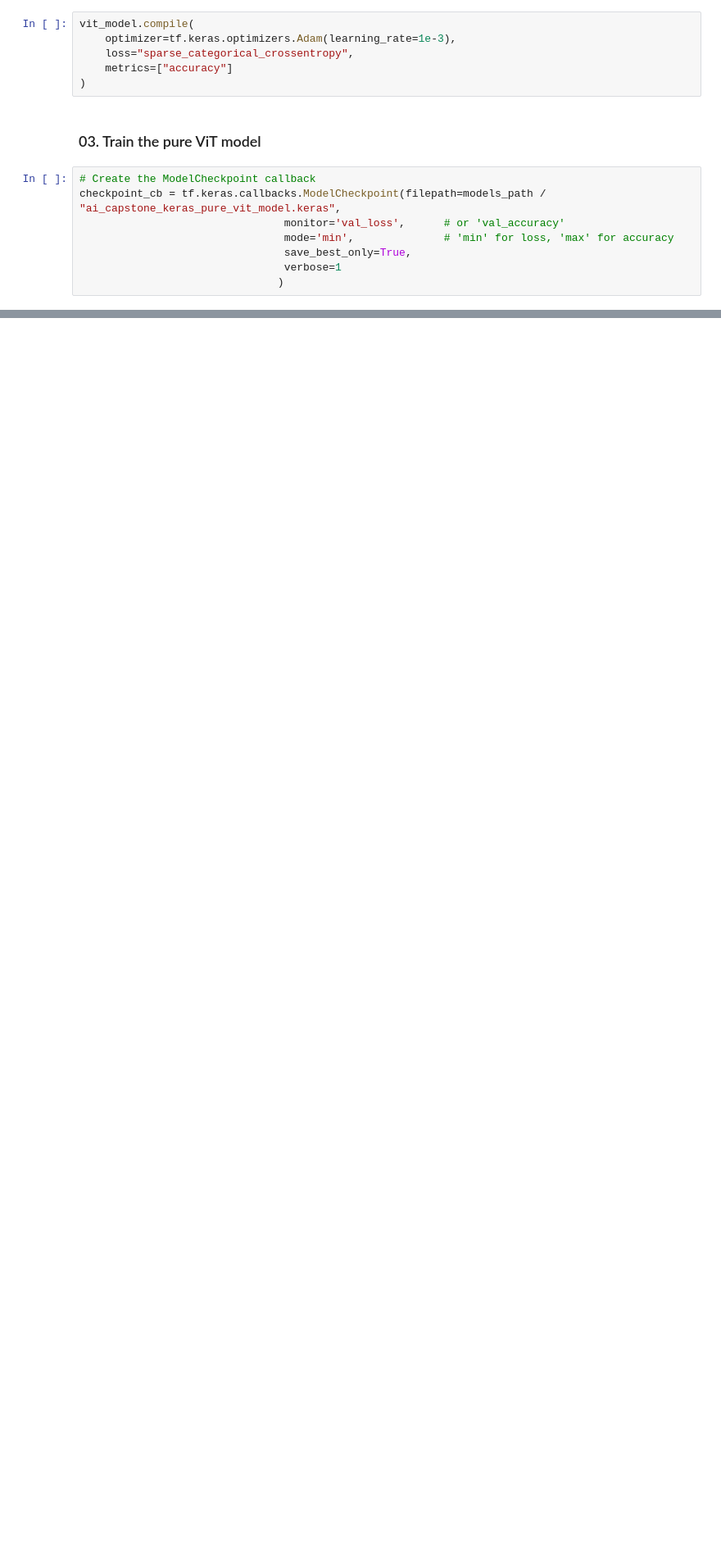
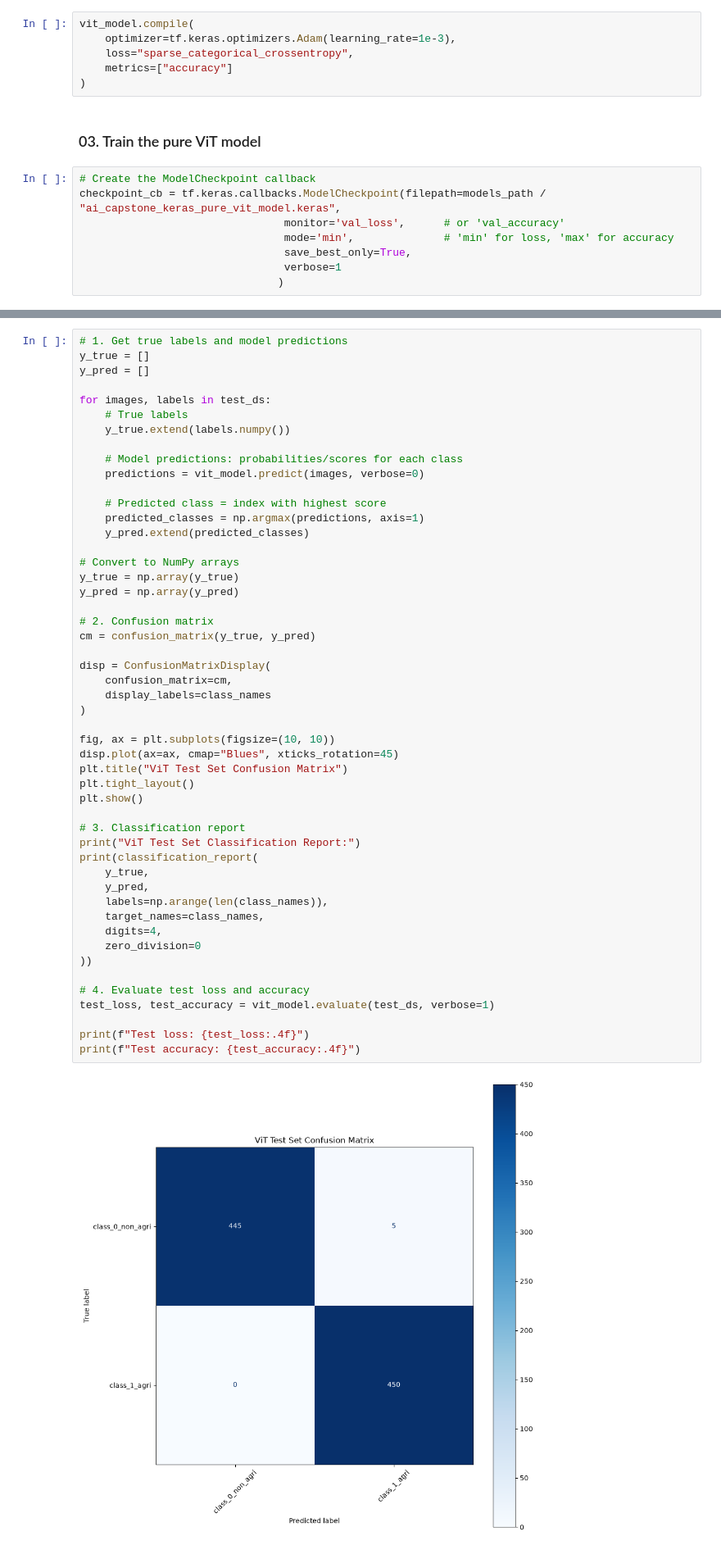
Before and after one commit to feathered-songster/IBM-AI-Capstone-Project-with-Deep-Learning-, a Jupyter notebook: TensorFlow/code/04. ViT model for geospatial data classificaton.ipynb, the cells around one changed output, grey strips where cells are left out. Shown at 82% size. Cells and saved outputs as stored; diff of their text form; blank space fills up the shorter version.

```diff
--- a/TensorFlow/code/04. ViT model for geospatial data classificaton.ipynb
+++ b/TensorFlow/code/04. ViT model for geospatial data classificaton.ipynb
@@ -172,0 +179,52 @@ vit_model = tf.keras.models.load_model( models_path / "ai_capstone_keras_pure_vi
+# %%
+# 1. Get true labels and model predictions
+y_true = []
+y_pred = []
+
+for images, labels in test_ds:
+    # True labels
+    y_true.extend(labels.numpy())
+
+    # Model predictions: probabilities/scores for each class
+    predictions = vit_model.predict(images, verbose=0)
+
+    # Predicted class = index with highest score
+    predicted_classes = np.argmax(predictions, axis=1)
+    y_pred.extend(predicted_classes)
+
+# Convert to NumPy arrays
+y_true = np.array(y_true)
+y_pred = np.array(y_pred)
+
+# 2. Confusion matrix
+cm = confusion_matrix(y_true, y_pred)
+
+disp = ConfusionMatrixDisplay(
+    confusion_matrix=cm,
+    display_labels=class_names
+)
+
+fig, ax = plt.subplots(figsize=(10, 10))
+disp.plot(ax=ax, cmap="Blues", xticks_rotation=45)
+plt.title("ViT Test Set Confusion Matrix")
+plt.tight_layout()
+plt.show()
+
+# 3. Classification report
+print("ViT Test Set Classification Report:")
+print(classification_report(
+    y_true,
+    y_pred,
+    labels=np.arange(len(class_names)),
+    target_names=class_names,
+    digits=4,
+    zero_division=0
+))
+
+# 4. Evaluate test loss and accuracy
+test_loss, test_accuracy = vit_model.evaluate(test_ds, verbose=1)
+
+print(f"Test loss: {test_loss:.4f}")
+print(f"Test accuracy: {test_accuracy:.4f}")
+# %% [output]
+[figure, added]
```
Also changed, not shown: parts of 12 cells of this notebook, 14 other files.
